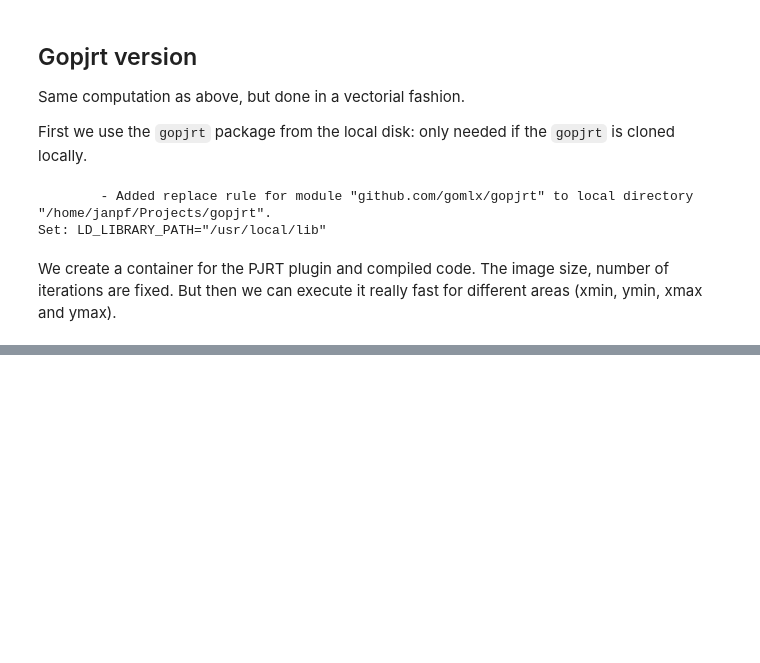
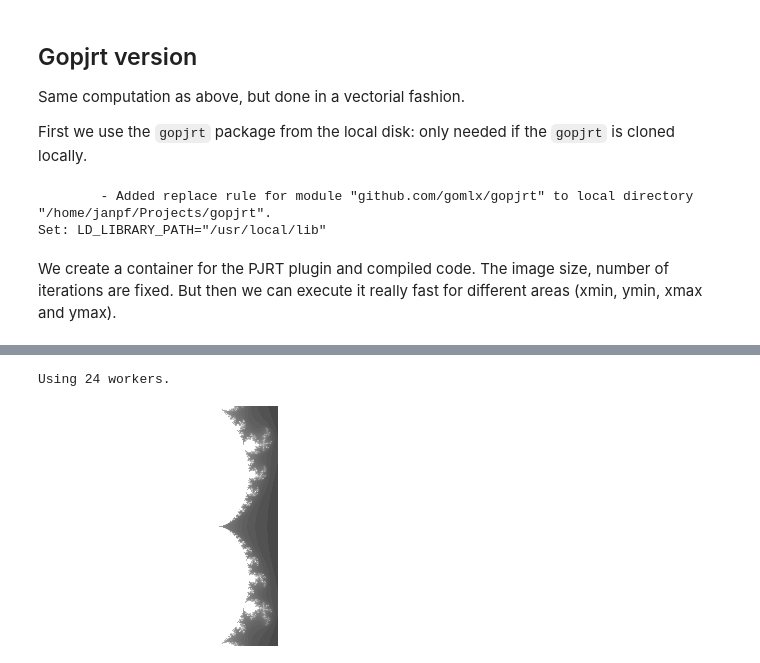
Before and after one commit to gomlx/gopjrt, a Jupyter notebook: examples/mandelbrot.ipynb, the cells around one changed output, grey strips where cells are left out. Saved outputs shown, nothing was run; the diff lists cells and outputs as text; code cells hidden in the pictures; blank space fills up the shorter version.

```diff
--- a/examples/mandelbrot.ipynb
+++ b/examples/mandelbrot.ipynb
@@ -294,0 +310,8 @@ PASS
+# %%
+var minX, minY, maxX, maxY float32 = -0.5, -0.5, 0.5, 0.5
+%%
+must.M(gonbui.DisplayImage(
+    mandelbrotGo(240, 240, 256, minX, minY, maxX, maxY)))
+# %% [output]
+Using 24 workers.
+[figure, added]
```
Also changed, not shown: parts of 6 cells of this notebook.
